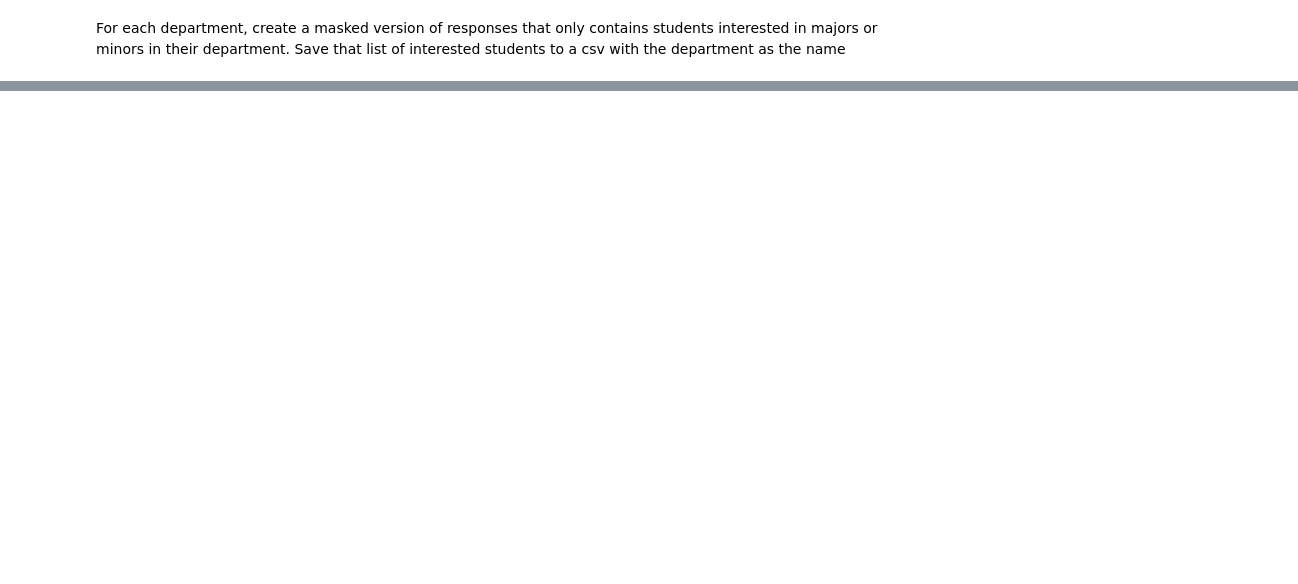
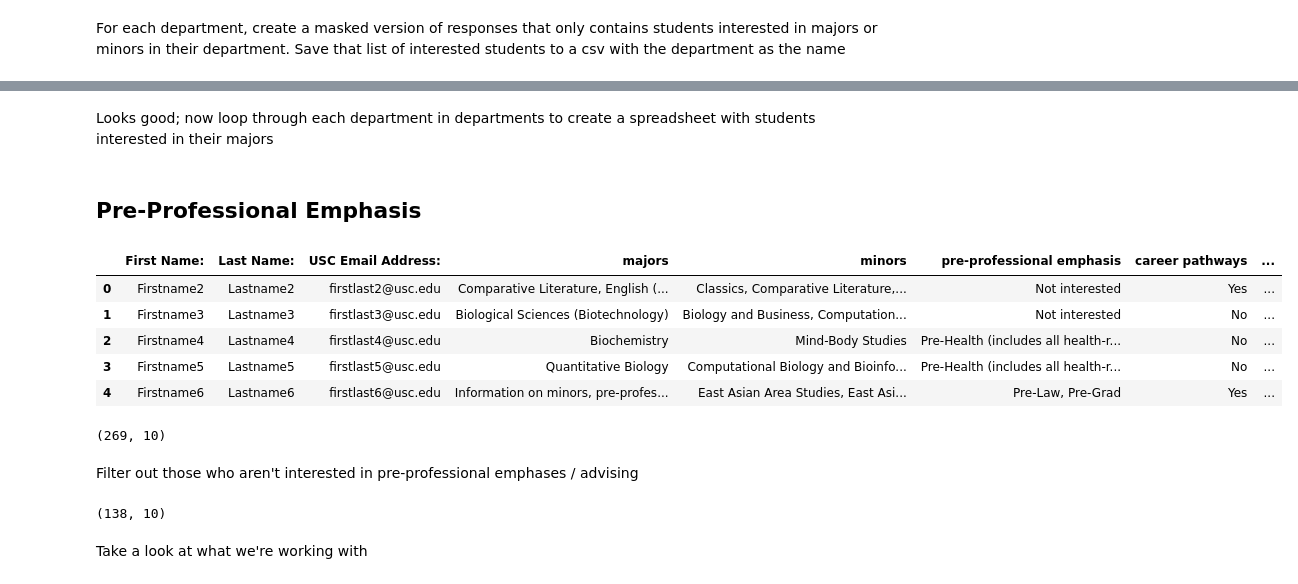
Before and after one commit to laurenlsun/major-interest, a Jupyter notebook: interested_students.ipynb, the cells around one changed output, grey strips where cells are left out. Saved outputs shown, nothing was run; the diff lists cells and outputs as text; code cells hidden in the pictures; blank space fills up the shorter version.

```diff
--- a/interested_students.ipynb
+++ b/interested_students.ipynb
@@ -18,0 +22,9 @@ responses.head()
+# %%
+responses = responses.rename(columns={"Majors of interest/exploration: (You may select more than one option)": "majors",
+                                      "Minors of interest/exploration: (You may select more than one minor)": "minors",
+                                      "Are you interested in information on a pre-professional emphasis? If so, please indicate area(s) of interest." : "pre-professional emphasis",
+                                      "Are you interested in information on Dornsife Career Pathways?": "career pathways",
+                                      "Are you interested in information on the Postbaccalaureate Premedical Program? This program is for students who would like to complete pre-med preparatory courses after receiving their bachelor's degree in a disparate course of study.": "postbac premed"
+
+                                     })
+responses.head(2)
@@ -18,0 +37,4 @@ responses.head()
+# %%
+responses['major_list'] = responses["majors"].apply(lambda x: x.split(", ") if pd.notna(x) else [])
+responses['minor_list'] = responses["minors"].apply(lambda x: x.split(", ") if pd.notna(x) else [])
+responses.head(2)
@@ -55,0 +192,2 @@ for dept_index, dept_name in departments.iterrows():
+# %% [markdown]
+Looks good; now loop through each department in departments to create a spreadsheet with students interested in their majors
@@ -55,0 +212,24 @@ for dept_index, dept_name in departments.iterrows():
+# %% [markdown]
+ ## Pre-Professional Emphasis
+# %%
+responses.head()
+# %% [output]
+|  | First Name: | Last Name: | USC Email Address: | majors | minors | pre-professional emphasis | career pathways | ... |
+| 0 | Firstname2 | Lastname2 | firstlast2@usc.edu | Comparative Literature, English (... | Classics, Comparative Literature,... | Not interested | Yes | ... |
+| 1 | Firstname3 | Lastname3 | firstlast3@usc.edu | Biological Sciences (Biotechnology) | Biology and Business, Computation... | Not interested | No | ... |
+| 2 | Firstname4 | Lastname4 | firstlast4@usc.edu | Biochemistry | Mind-Body Studies | Pre-Health (includes all health-r... | No | ... |
+| 3 | Firstname5 | Lastname5 | firstlast5@usc.edu | Quantitative Biology | Computational Biology and Bioinfo... | Pre-Health (includes all health-r... | No | ... |
+| 4 | Firstname6 | Lastname6 | firstlast6@usc.edu | Information on minors, pre-profes... | East Asian Area Studies, East Asi... | Pre-Law, Pre-Grad | Yes | ... |
+# %%
+responses.shape
+# %% [output]
+(269, 10)
+# %% [markdown]
+Filter out those who aren't interested in pre-professional emphases / advising
+# %%
+preprof_df = responses[responses['pre-professional emphasis']!='Not interested'].copy()
+preprof_df.shape
+# %% [output]
+(138, 10)
+# %% [markdown]
+Take a look at what we're working with
```
Also changed, not shown: parts of 53 cells of this notebook.
